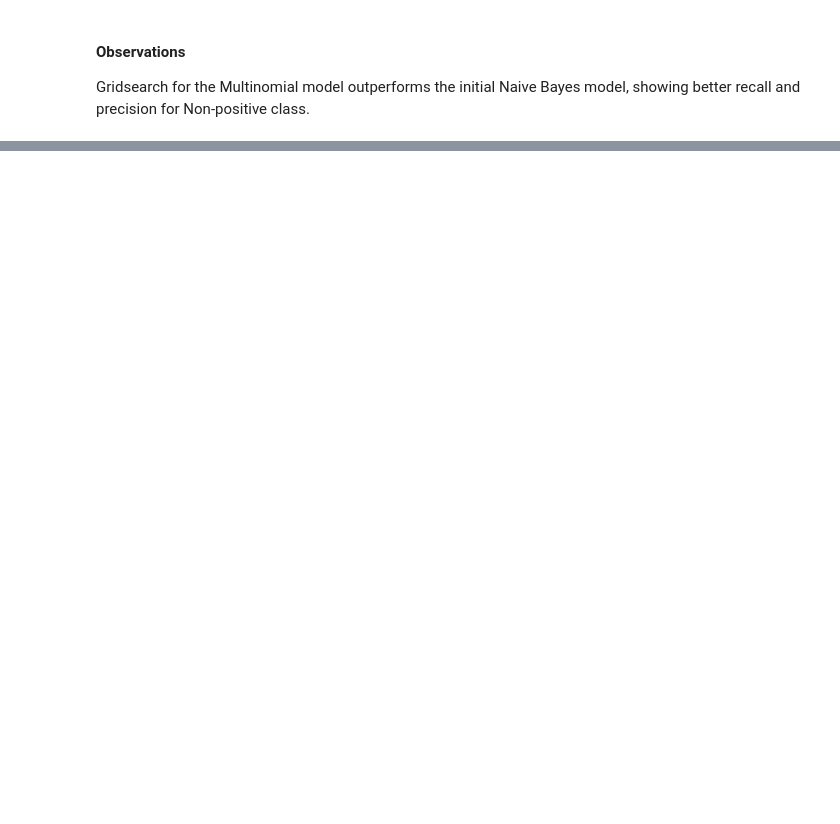
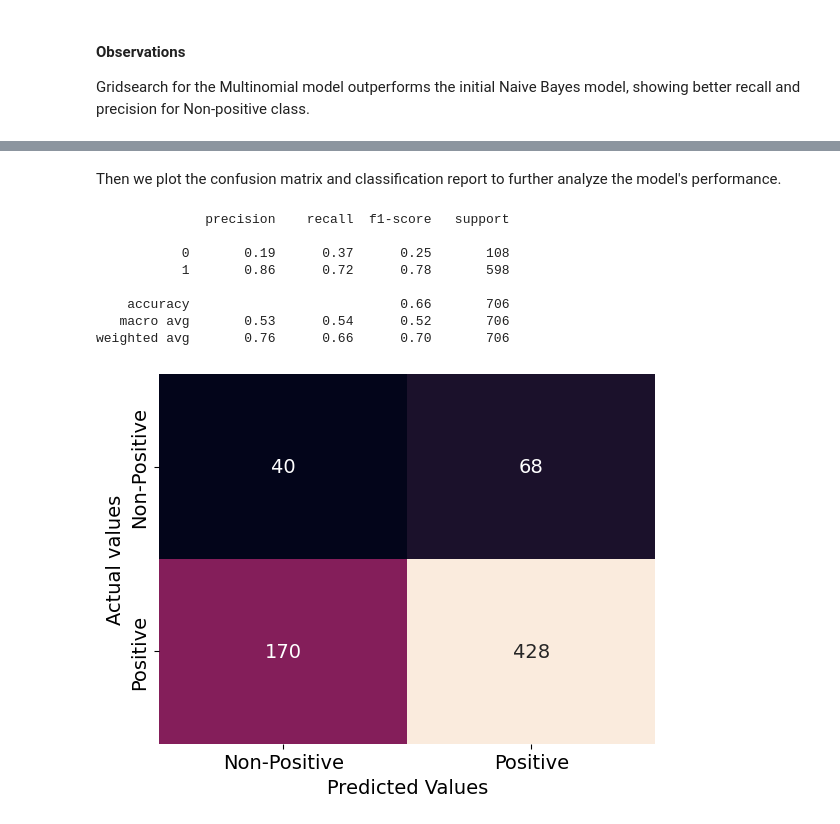
Before and after one commit to bizzfuzz/dsc-phase-4-project, a Jupyter notebook: Tweet.ipynb, the cells around one changed output, grey strips where cells are left out. Saved outputs shown, nothing was run; the diff lists cells and outputs as text; code cells hidden in the pictures; blank space fills up the shorter version.

```diff
--- a/Tweet.ipynb
+++ b/Tweet.ipynb
@@ -797,9 +799,22 @@ len(X_train)
 # %%
 # Split data
+from keras.callbacks import EarlyStopping
+
+
 X_train, X_test, y_train, y_test = train_test_split(X_nn, y_nn, test_size=0.2, random_state=42)
 
+
+scaler = StandardScaler()
+X_train = scaler.fit_transform(X_train)
+X_test = scaler.transform(X_test)
+
+smote = SMOTE()
+X_train, y_train = smote.fit_resample(X_train, y_train)
+
+
 history = nn.fit(X_train,
-                    y_train,
-                    epochs=120,
-                    batch_size=256)
+                y_train,
+                epochs=50,
+                batch_size=128,
+                callbacks=[EarlyStopping(monitor='acc', patience=5)],)
 # %% [output]
@@ -822,0 +840,12 @@ Epoch 120/120
+# %%
+# Output (probability) predictions for the test set
+y_hat_test = nn.predict(X_test)
+# Print the loss and accuracy for the training set
+results_train = nn.evaluate(X_train, y_train)
+print("Train\n",results_train,"\n----------------------------")
+
+
+# Print the loss and accuracy for the test set
+loss, accuracy = nn.evaluate(X_test, y_test, verbose=1)
+print(f"Validation Loss: {loss*100:.2f}%")
+print(f"Validation Accuracy: {accuracy*100:.2f}%")
@@ -822,0 +860,22 @@ Epoch 120/120
+# %% [markdown]
+Then we plot the confusion matrix and classification report to further analyze the model's performance.
+# %%
+y_pred_classes = (y_hat_test > 0.5).astype(int)
+# Print classification report
+print(classification_report(y_test, y_pred_classes))
+
+# Print confusion matrix
+sns.heatmap(confusion_matrix(y_test, y_pred_classes), annot=True, fmt='d', cbar=False, xticklabels=label_encoder.classes_, yticklabels=label_encoder.classes_)
+plt.xlabel("Predicted Values")
+plt.ylabel("Actual values")
+plt.show()
+# %% [output]
+              precision    recall  f1-score   support
+
+           0       0.19      0.37      0.25       108
+           1       0.86      0.72      0.78       598
+
+    accuracy                           0.66       706
+   macro avg       0.53      0.54      0.52       706
+weighted avg       0.76      0.66      0.70       706
+[figure, added]
```
Also changed, not shown: parts of 23 cells of this notebook, 1 other file.
